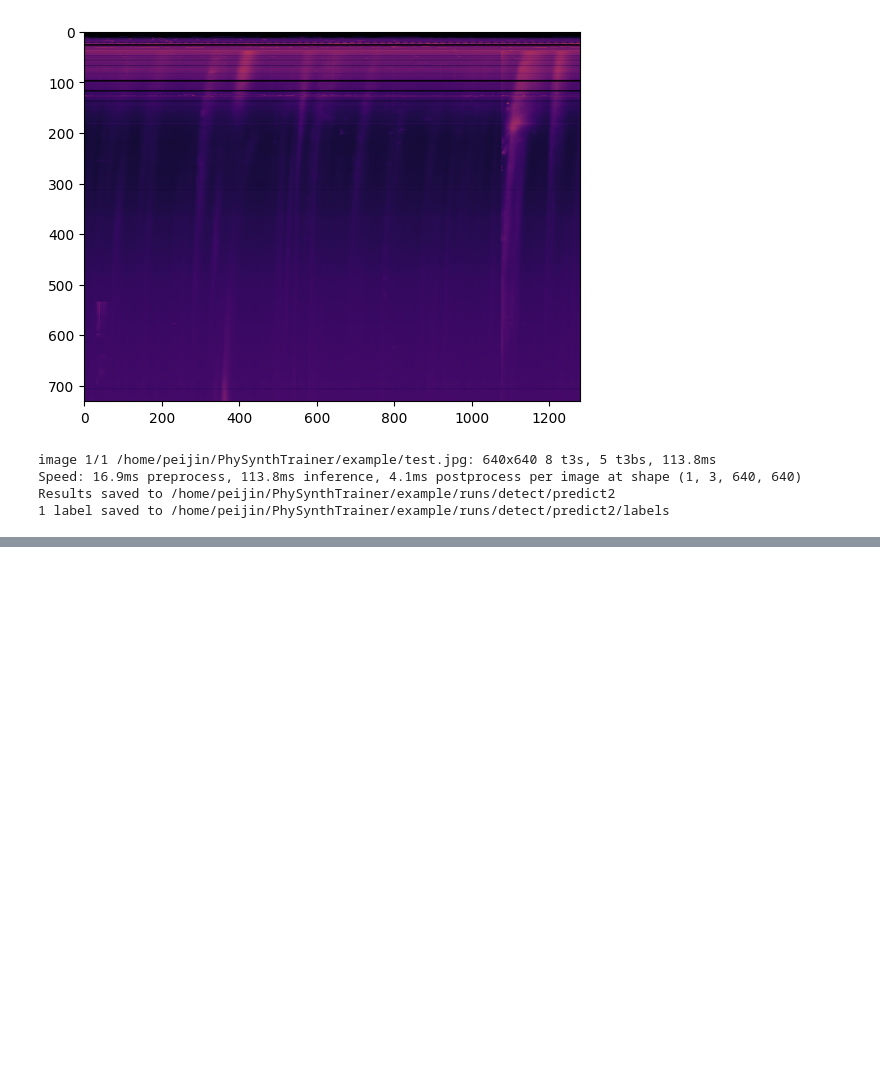
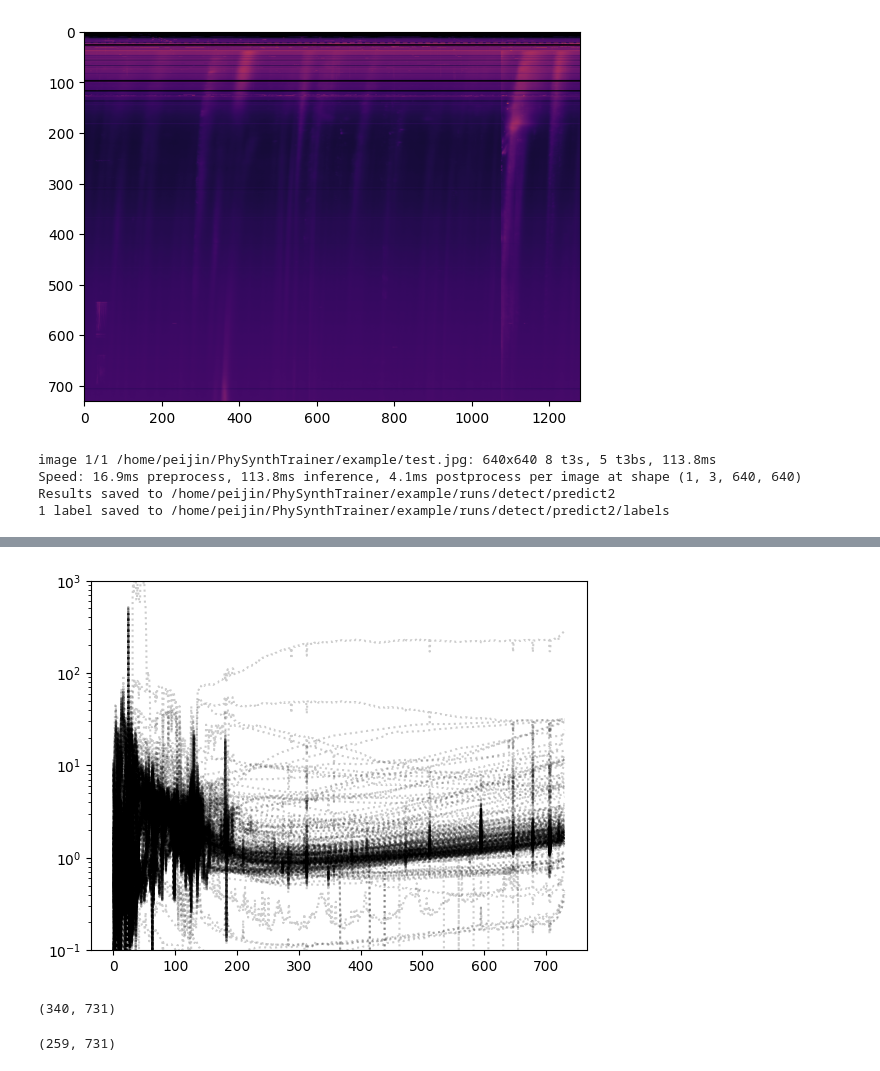
Before and after one commit to peijin94/PhySynthTrainer, a Jupyter notebook: example/detection_demo.ipynb, the cells around one changed output, grey strips where cells are left out. Saved outputs shown, nothing was run; the diff lists cells and outputs as text; code cells hidden in the pictures; blank space fills up the shorter version.

Commit message:
new bckgrd

```diff
--- a/example/detection_demo.ipynb
+++ b/example/detection_demo.ipynb
@@ -56,0 +73,11 @@ Results saved to /home/peijin/PhySynthTrainer/example/runs/detect/predict2
+# %%
+plt.plot(data['background'].T,':', color='k', alpha=0.2)
+
+plt.ylim(0.1, 1000)
+plt.yscale('log')
+# %% [output]
+[figure, added]
+# %%
+data['background'].shape
+# %% [output]
+(340, 731)
@@ -56,0 +99,4 @@ Results saved to /home/peijin/PhySynthTrainer/example/runs/detect/predict2
+# %%
+bckgrd_list.shape
+# %% [output]
+(259, 731)
```
Also changed, not shown: parts of 10 cells of this notebook, 3 other files.
